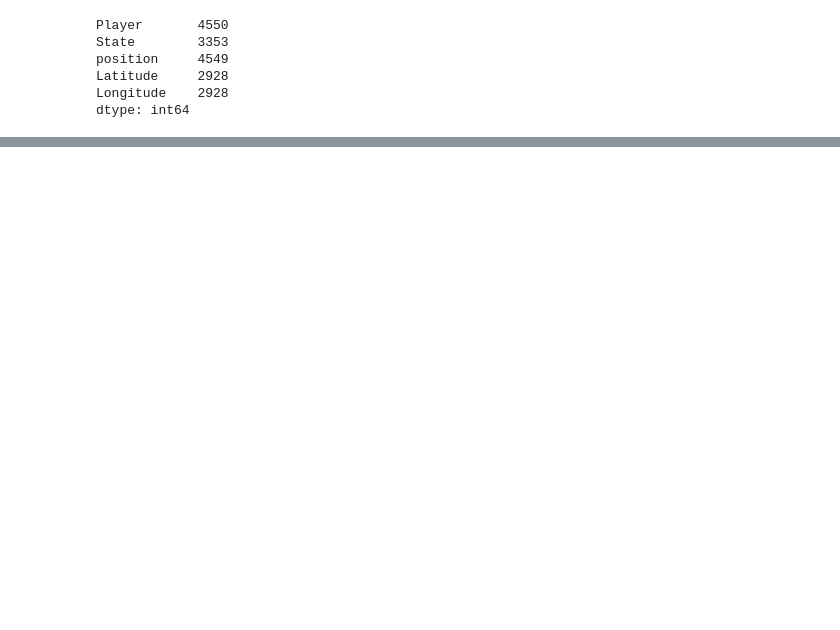
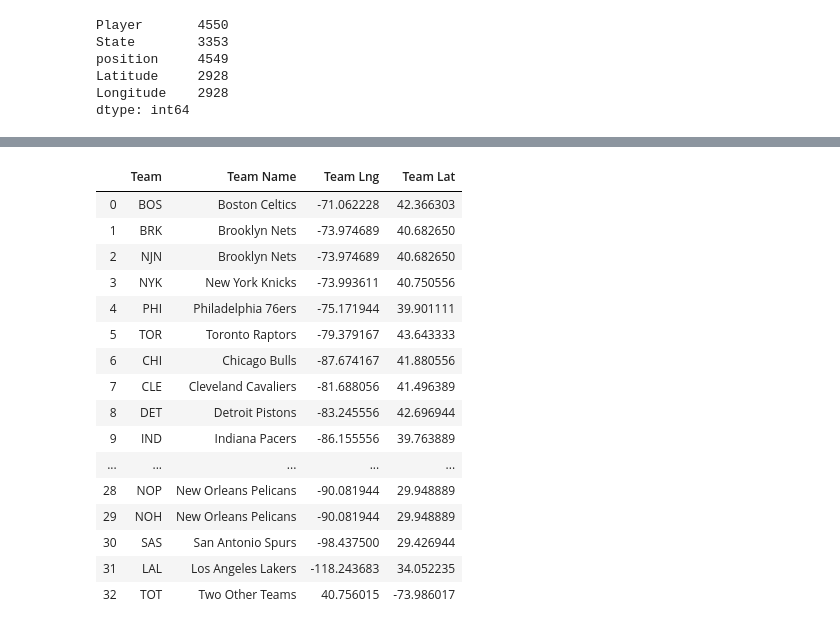
Before and after one commit to JordonNes/ETL, a Jupyter notebook: ETL_Project.ipynb, the cells around one changed output, grey strips where cells are left out. Drawn from its saved outputs; the diff is of its cells as text; code cells hidden in the pictures; blank space fills up the shorter version.

```diff
--- a/ETL_Project.ipynb
+++ b/ETL_Project.ipynb
@@ -200,13 +223,31 @@ dtype: int64
 # %%
 # Time to Add Statistics !!!
 
 
 
 # We Import NBA Teams Location
 
 tll = './resources/NBATeamLL.csv'
 Team_LL= pd.read_csv(tll)
-# Team_LL
+Team_LL
+# %% [output]
+|  | Team | Team Name | Team Lng | Team Lat |
+| 0 | BOS | Boston Celtics | -71.062228 | 42.366303 |
+| 1 | BRK | Brooklyn Nets | -73.974689 | 40.682650 |
+| 2 | NJN | Brooklyn Nets | -73.974689 | 40.682650 |
+| 3 | NYK | New York Knicks | -73.993611 | 40.750556 |
+| 4 | PHI | Philadelphia 76ers | -75.171944 | 39.901111 |
+| 5 | TOR | Toronto Raptors | -79.379167 | 43.643333 |
+| 6 | CHI | Chicago Bulls | -87.674167 | 41.880556 |
+| 7 | CLE | Cleveland Cavaliers | -81.688056 | 41.496389 |
+| 8 | DET | Detroit Pistons | -83.245556 | 42.696944 |
+| 9 | IND | Indiana Pacers | -86.155556 | 39.763889 |
+| ... | ... | ... | ... | ... |
+| 28 | NOP | New Orleans Pelicans | -90.081944 | 29.948889 |
+| 29 | NOH | New Orleans Pelicans | -90.081944 | 29.948889 |
+| 30 | SAS | San Antonio Spurs | -98.437500 | 29.426944 |
+| 31 | LAL | Los Angeles Lakers | -118.243683 | 34.052235 |
+| 32 | TOT | Two Other Teams | 40.756015 | -73.986017 |
 # %%
 # # We Import NBA Player Season Stats
 
```
Also changed, not shown: parts of 19 cells of this notebook, 1 other file.
